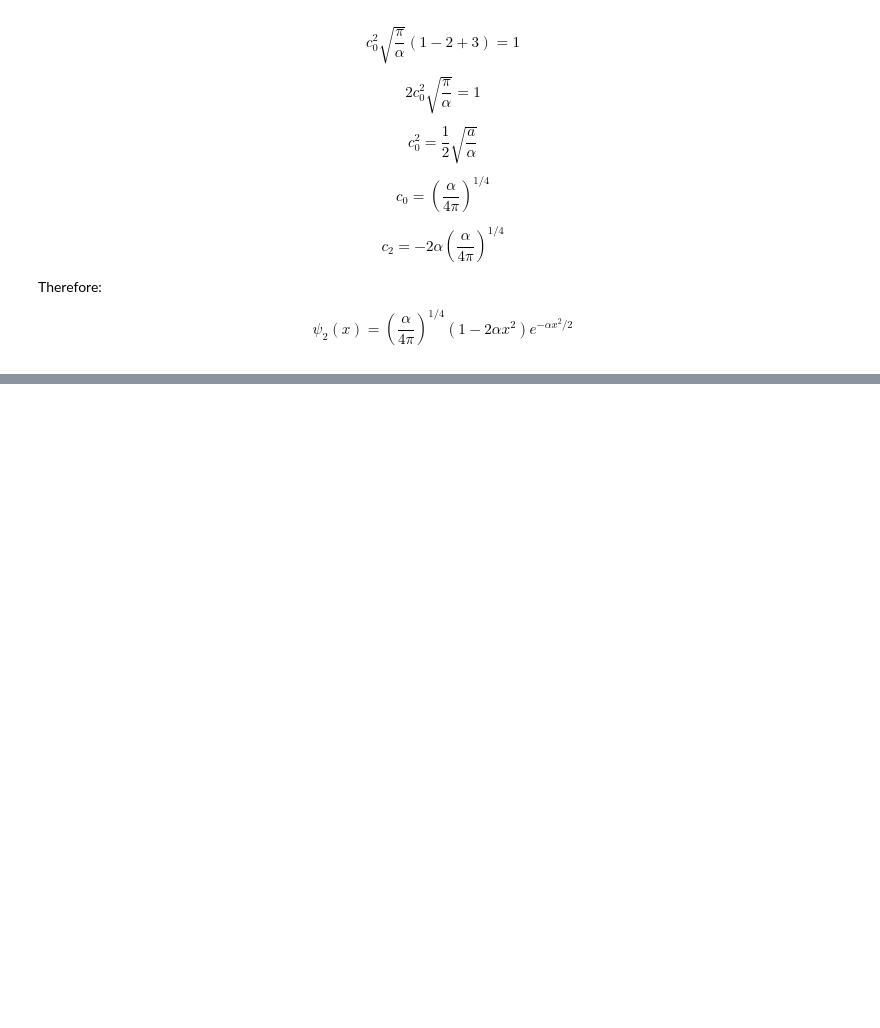
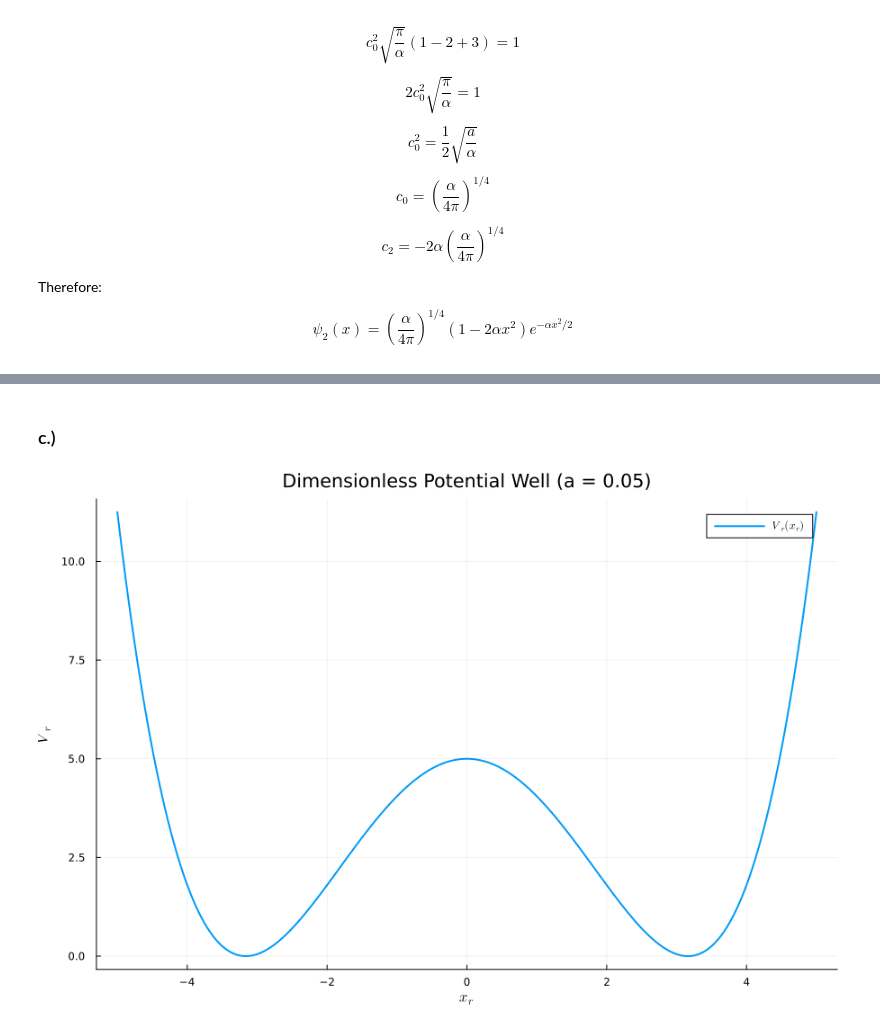
Before and after one commit to SGA68/CHEM5581-Intro-Quantum-Chemistry, a Jupyter notebook: Homework/S.Arnold - HW4 - Numerov - CHEM 5581.ipynb, the cells around one changed output, grey strips where cells are left out. Drawn from its saved outputs; the diff is of its cells as text; code cells hidden in the pictures; blank space fills up the shorter version.

```diff
--- a/Homework/S.Arnold - HW4 - Numerov - CHEM 5581.ipynb
+++ b/Homework/S.Arnold - HW4 - Numerov - CHEM 5581.ipynb
@@ -63 +105,29 @@ $$\psi_2(x) = \left(\frac{\alpha}{4\pi} \right)^{1/4} ( 1 - 2 \alpha  x^2)e^{-\a
+# %% [markdown]
+### c.)
+# %%
+using Plots
+
+gr()
+
+default(size=(900, 600))
+
+const a = 0.05
+V_r(x_r) = 1 / (4*a) - x_r^2 + a * x_r^4
+
+x_vals = range(-5, 5, length=500)
+
+
+p1 = plot(
+    x_vals,
+    V_r.(x_vals),
+    label=raw"$V_r(x_r)$",
+    title="Dimensionless Potential Well (a = 0.05)",
+    xlabel=raw"$x_r$",
+    ylabel=raw"$V_r$",
+    linewidth=2,
+)
+
+current()
+# %% [output]
+[figure, added]
 # %%
```
Also changed, not shown: parts of 4 cells of this notebook.
